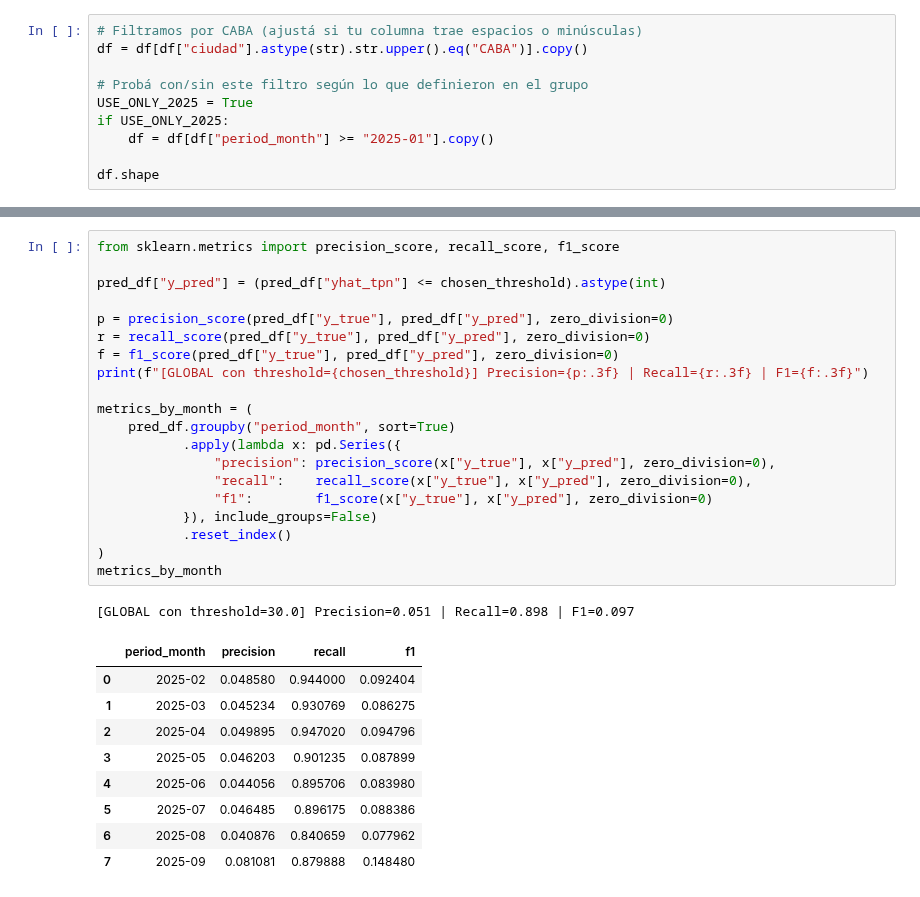
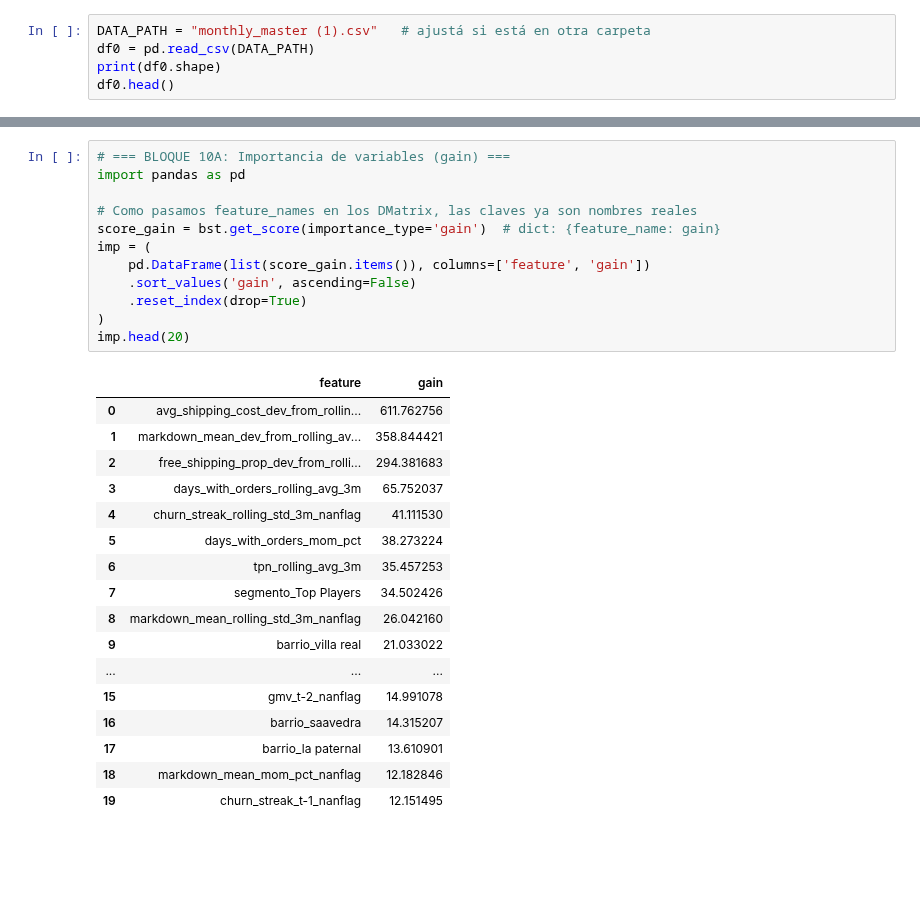
Before and after one commit to Dannamk17/churn-bite, a Jupyter notebook: prediccion.ipynb, the cells around one changed output, grey strips where cells are left out. Drawn from its saved outputs; the diff is of its cells as text; blank space fills up the shorter version.

Commit message:
XGB: bloques 8–12 + predicciones; renombro monthly_master CSV

```diff
--- a/prediccion.ipynb
+++ b/prediccion.ipynb
@@ -17,11 +20,6 @@ df["created_date"] = pd.to_datetime(df["created_date"], errors="coerce")
 # %%
-# Filtramos por CABA (ajustá si tu columna trae espacios o minúsculas)
-df = df[df["ciudad"].astype(str).str.upper().eq("CABA")].copy()
-
-# Probá con/sin este filtro según lo que definieron en el grupo
-USE_ONLY_2025 = True
-if USE_ONLY_2025:
-    df = df[df["period_month"] >= "2025-01"].copy()
-
-df.shape
+DATA_PATH = "monthly_master (1).csv"   # ajustá si está en otra carpeta
+df0 = pd.read_csv(DATA_PATH)
+print(df0.shape)
+df0.head()
 # %% [output]
@@ -233,32 +355,31 @@ chosen
 # %%
-from sklearn.metrics import precision_score, recall_score, f1_score
+# === BLOQUE 10A: Importancia de variables (gain) ===
+import pandas as pd
 
-pred_df["y_pred"] = (pred_df["yhat_tpn"] <= chosen_threshold).astype(int)
-
-p = precision_score(pred_df["y_true"], pred_df["y_pred"], zero_division=0)
-r = recall_score(pred_df["y_true"], pred_df["y_pred"], zero_division=0)
-f = f1_score(pred_df["y_true"], pred_df["y_pred"], zero_division=0)
-print(f"[GLOBAL con threshold={chosen_threshold}] Precision={p:.3f} | Recall={r:.3f} | F1={f:.3f}")
-
-metrics_by_month = (
-    pred_df.groupby("period_month", sort=True)
-           .apply(lambda x: pd.Series({
-               "precision": precision_score(x["y_true"], x["y_pred"], zero_division=0),
-               "recall":    recall_score(x["y_true"], x["y_pred"], zero_division=0),
-               "f1":        f1_score(x["y_true"], x["y_pred"], zero_division=0)
-           }), include_groups=False)
-           .reset_index()
+# Como pasamos feature_names en los DMatrix, las claves ya son nombres reales
+score_gain = bst.get_score(importance_type='gain')  # dict: {feature_name: gain}
+imp = (
+    pd.DataFrame(list(score_gain.items()), columns=['feature', 'gain'])
+    .sort_values('gain', ascending=False)
+    .reset_index(drop=True)
 )
-metrics_by_month
+imp.head(20)
 # %% [output]
-[GLOBAL con threshold=30.0] Precision=0.051 | Recall=0.898 | F1=0.097
-|  | period_month | precision | recall | f1 |
-| 0 | 2025-02 | 0.048580 | 0.944000 | 0.092404 |
-| 1 | 2025-03 | 0.045234 | 0.930769 | 0.086275 |
-| 2 | 2025-04 | 0.049895 | 0.947020 | 0.094796 |
-| 3 | 2025-05 | 0.046203 | 0.901235 | 0.087899 |
-| 4 | 2025-06 | 0.044056 | 0.895706 | 0.083980 |
-| 5 | 2025-07 | 0.046485 | 0.896175 | 0.088386 |
-| 6 | 2025-08 | 0.040876 | 0.840659 | 0.077962 |
-| 7 | 2025-09 | 0.081081 | 0.879888 | 0.148480 |
+|  | feature | gain |
+| 0 | avg_shipping_cost_dev_from_rollin... | 611.762756 |
+| 1 | markdown_mean_dev_from_rolling_av... | 358.844421 |
+| 2 | free_shipping_prop_dev_from_rolli... | 294.381683 |
+| 3 | days_with_orders_rolling_avg_3m | 65.752037 |
+| 4 | churn_streak_rolling_std_3m_nanflag | 41.111530 |
+| 5 | days_with_orders_mom_pct | 38.273224 |
+| 6 | tpn_rolling_avg_3m | 35.457253 |
+| 7 | segmento_Top Players | 34.502426 |
+| 8 | markdown_mean_rolling_std_3m_nanflag | 26.042160 |
+| 9 | barrio_villa real | 21.033022 |
+| ... | ... | ... |
+| 15 | gmv_t-2_nanflag | 14.991078 |
+| 16 | barrio_saavedra | 14.315207 |
+| 17 | barrio_la paternal | 13.610901 |
+| 18 | markdown_mean_mom_pct_nanflag | 12.182846 |
+| 19 | churn_streak_t-1_nanflag | 12.151495 |
 # %%
```
Also changed, not shown: parts of 15 cells of this notebook, 3 other files.
